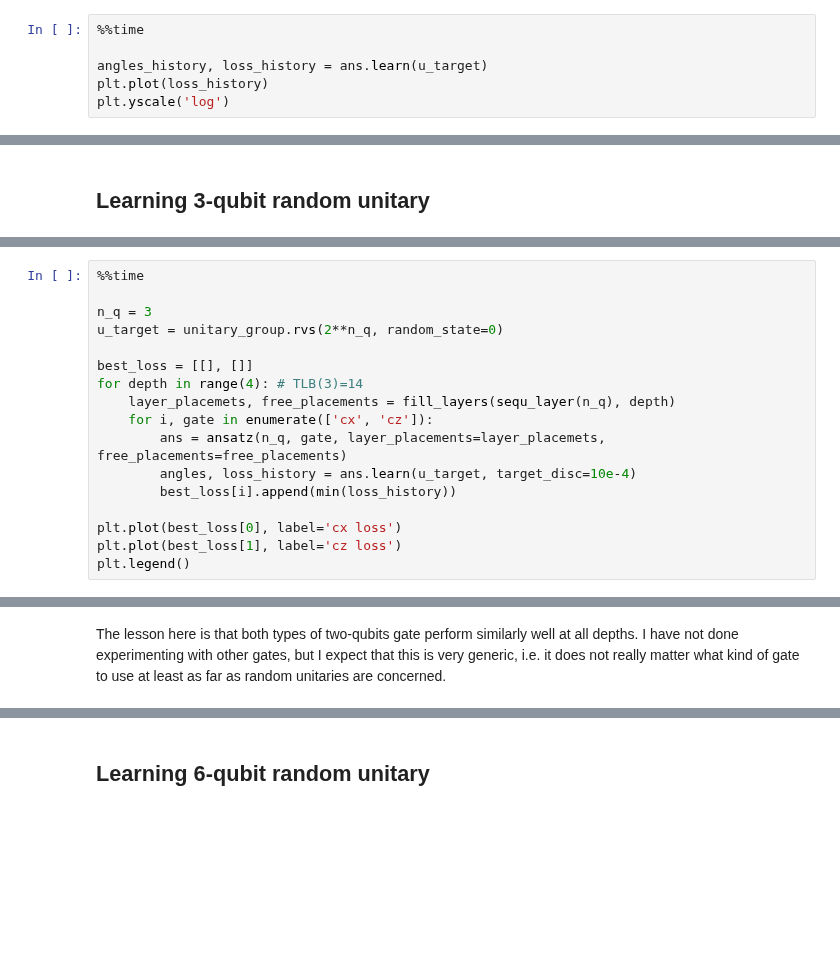
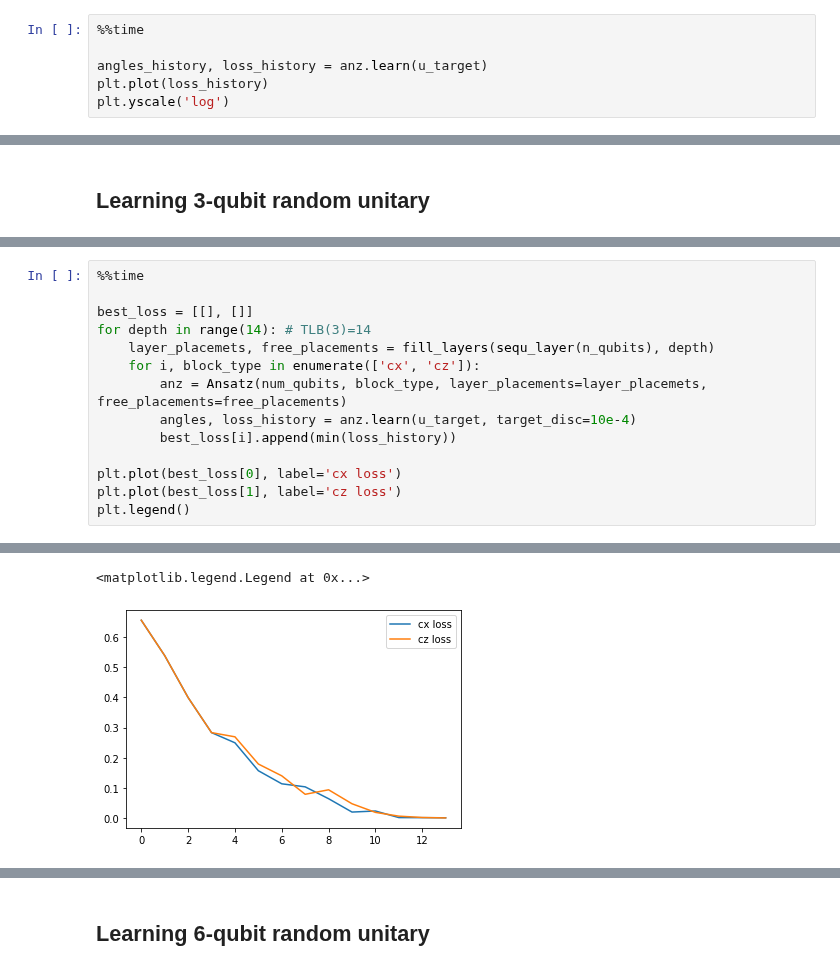
Before and after one commit to idnm/blog0, a Jupyter notebook: _notebooks/2021-12-09-Machine learning compilation of quantum circuits -- experiments.ipynb, the cells around one changed output, grey strips where cells are left out. Cells and saved outputs as stored; diff of their text form; blank space fills up the shorter version.

```diff
--- a/_notebooks/2021-12-09-Machine learning compilation of quantum circuits -- experiments.ipynb
+++ b/_notebooks/2021-12-09-Machine learning compilation of quantum circuits -- experiments.ipynb
@@ -532,7 +710,7 @@ Invoking the learning process is easy as pie:
 # %%
 %%time
 
-angles_history, loss_history = ans.learn(u_target)
+angles_history, loss_history = anz.learn(u_target)
 plt.plot(loss_history)
 plt.yscale('log')
 # %% [output]
@@ -557,15 +781,12 @@ OK, here instead of working at the theoretical lower bound let us make a sweep t
 # %%
 %%time
 
-n_q = 3
-u_target = unitary_group.rvs(2**n_q, random_state=0)
-
 best_loss = [[], []]
-for depth in range(4): # TLB(3)=14
-    layer_placemets, free_placements = fill_layers(sequ_layer(n_q), depth)
-    for i, gate in enumerate(['cx', 'cz']):
-        ans = ansatz(n_q, gate, layer_placements=layer_placemets, free_placements=free_placements)
-        angles, loss_history = ans.learn(u_target, target_disc=10e-4)
+for depth in range(14): # TLB(3)=14
+    layer_placemets, free_placements = fill_layers(sequ_layer(n_qubits), depth)
+    for i, block_type in enumerate(['cx', 'cz']):
+        anz = Ansatz(num_qubits, block_type, layer_placements=layer_placemets, free_placements=free_placements)
+        angles, loss_history = anz.learn(u_target, target_disc=10e-4)
         best_loss[i].append(min(loss_history))
 
 plt.plot(best_loss[0], label='cx loss')
@@ -577,2 +798,2 @@ Wall time: 40.1 s
+<matplotlib.legend.Legend at 0x...>
+[figure, added]
-# %% [markdown]
-The lesson here is that both types of two-qubits gate perform similarly well at all depths. I have not done experimenting with other gates, but I expect that this is very generic, i.e. it does not really matter what kind of gate to use at least as far as random unitaries are concerned.
```
Also changed, not shown: parts of 80 cells of this notebook, 3 other files.
